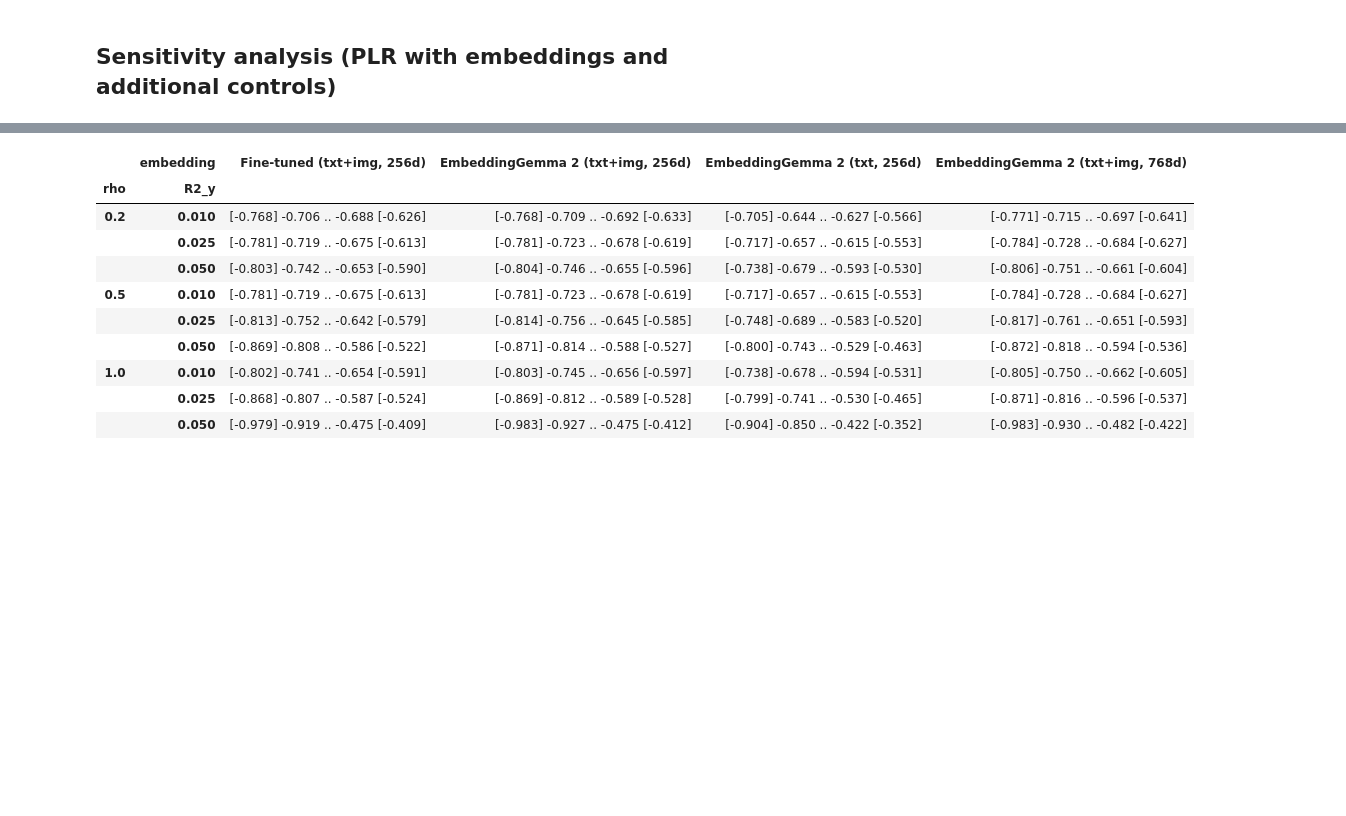
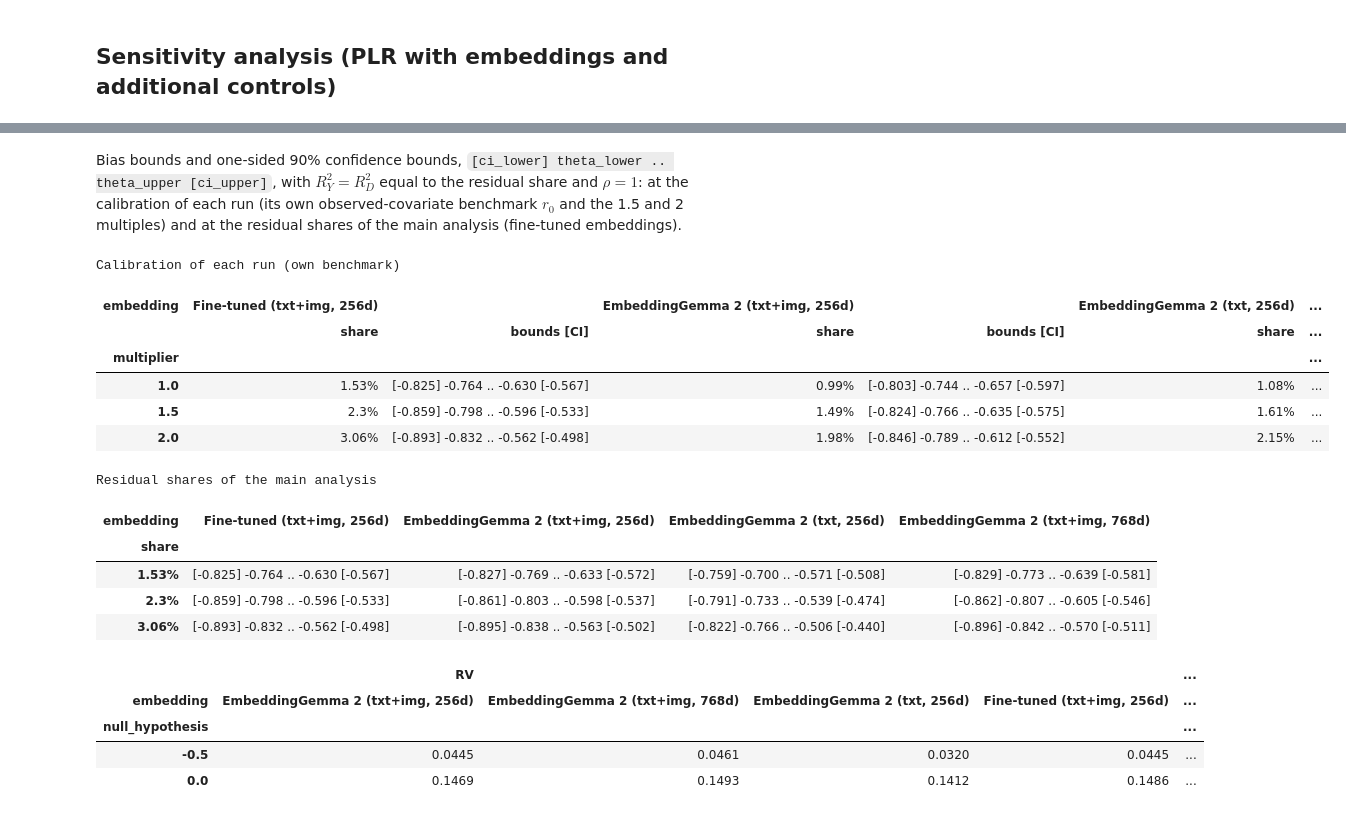
Before and after one commit to JanTeichertKluge/demand-analysis-repro, a Jupyter notebook: gemma/code/04_evaluation_comparison.ipynb, the cells around one changed output, grey strips where cells are left out. Drawn from its saved outputs; the diff is of its cells as text; code cells hidden in the pictures; blank space fills up the shorter version.

Commit message:
finalize gemma appendix

```diff
--- a/gemma/code/04_evaluation_comparison.ipynb
+++ b/gemma/code/04_evaluation_comparison.ipynb
@@ -386,18 +397,39 @@ df_sens.round(4)
-# %%
-df_sensitivity = load("sensitivity_analysis.csv")
-df_sensitivity["bounds [CI]"] = df_sensitivity.apply(
-    lambda r: f"[{r['ci_lower']:.3f}] {r['theta_lower']:.3f} .. {r['theta_upper']:.3f} [{r['ci_upper']:.3f}]", axis=1
-)
-df_sensitivity.pivot(index=["rho", "R2_y"], columns="embedding", values="bounds [CI]")[list(runs.values())]
-# %% [output]
-|  | embedding | Fine-tuned (txt+img, 256d) | EmbeddingGemma 2 (txt+img, 256d) | EmbeddingGemma 2 (txt, 256d) | EmbeddingGemma 2 (txt+img, 768d) |
-| rho | R2_y |  |  |  |  |
-| 0.2 | 0.010 | [-0.768] -0.706 .. -0.688 [-0.626] | [-0.768] -0.709 .. -0.692 [-0.633] | [-0.705] -0.644 .. -0.627 [-0.566] | [-0.771] -0.715 .. -0.697 [-0.641] |
-|  | 0.025 | [-0.781] -0.719 .. -0.675 [-0.613] | [-0.781] -0.723 .. -0.678 [-0.619] | [-0.717] -0.657 .. -0.615 [-0.553] | [-0.784] -0.728 .. -0.684 [-0.627] |
-|  | 0.050 | [-0.803] -0.742 .. -0.653 [-0.590] | [-0.804] -0.746 .. -0.655 [-0.596] | [-0.738] -0.679 .. -0.593 [-0.530] | [-0.806] -0.751 .. -0.661 [-0.604] |
-| 0.5 | 0.010 | [-0.781] -0.719 .. -0.675 [-0.613] | [-0.781] -0.723 .. -0.678 [-0.619] | [-0.717] -0.657 .. -0.615 [-0.553] | [-0.784] -0.728 .. -0.684 [-0.627] |
-|  | 0.025 | [-0.813] -0.752 .. -0.642 [-0.579] | [-0.814] -0.756 .. -0.645 [-0.585] | [-0.748] -0.689 .. -0.583 [-0.520] | [-0.817] -0.761 .. -0.651 [-0.593] |
-|  | 0.050 | [-0.869] -0.808 .. -0.586 [-0.522] | [-0.871] -0.814 .. -0.588 [-0.527] | [-0.800] -0.743 .. -0.529 [-0.463] | [-0.872] -0.818 .. -0.594 [-0.536] |
-| 1.0 | 0.010 | [-0.802] -0.741 .. -0.654 [-0.591] | [-0.803] -0.745 .. -0.656 [-0.597] | [-0.738] -0.678 .. -0.594 [-0.531] | [-0.805] -0.750 .. -0.662 [-0.605] |
-|  | 0.025 | [-0.868] -0.807 .. -0.587 [-0.524] | [-0.869] -0.812 .. -0.589 [-0.528] | [-0.799] -0.741 .. -0.530 [-0.465] | [-0.871] -0.816 .. -0.596 [-0.537] |
-|  | 0.050 | [-0.979] -0.919 .. -0.475 [-0.409] | [-0.983] -0.927 .. -0.475 [-0.412] | [-0.904] -0.850 .. -0.422 [-0.352] | [-0.983] -0.930 .. -0.482 [-0.422] |
+# %% [markdown]
+Bias bounds and one-sided 90% confidence bounds, `[ci_lower] theta_lower .. theta_upper [ci_upper]`, with $R^2_Y = R^2_D$ equal to the residual share and $\rho = 1$: at the calibration of each run (its own observed-covariate benchmark $r_0$ and the 1.5 and 2 multiples) and at the residual shares of the main analysis (fine-tuned embeddings).
+# %%
+def format_bounds(df):
+    df = df.copy()
+    df["share"] = (100 * df["share"]).round(2).astype(str) + "%"
+    df["bounds [CI]"] = df.apply(
+        lambda r: f"[{r['ci_lower']:.3f}] {r['theta_lower']:.3f} .. {r['theta_upper']:.3f} [{r['ci_upper']:.3f}]", axis=1
+    )
+    return df
+
+
+df_sens_own = format_bounds(load("sensitivity_calibrated.csv"))
+df_sens_main_shares = format_bounds(load("sensitivity_main_shares.csv"))
+print("Calibration of each run (own benchmark)")
+display(df_sens_own.pivot(index="multiplier", columns="embedding", values=["share", "bounds [CI]"]).swaplevel(axis=1)[list(runs.values())])
+print("Residual shares of the main analysis")
+display(df_sens_main_shares.pivot(index="share", columns="embedding", values="bounds [CI]")[list(runs.values())])
+df_rv = load("sensitivity_robustness_values.csv")
+df_rv.pivot(index="null_hypothesis", columns="embedding", values=["RV", "RVa"]).round(4)
+# %% [output]
+Calibration of each run (own benchmark)
+| embedding | Fine-tuned (txt+img, 256d) |  | EmbeddingGemma 2 (txt+img, 256d) |  | EmbeddingGemma 2 (txt, 256d) | ... |
+|  | share | bounds [CI] | share | bounds [CI] | share | ... |
+| multiplier |  |  |  |  |  | ... |
+| 1.0 | 1.53% | [-0.825] -0.764 .. -0.630 [-0.567] | 0.99% | [-0.803] -0.744 .. -0.657 [-0.597] | 1.08% | ... |
+| 1.5 | 2.3% | [-0.859] -0.798 .. -0.596 [-0.533] | 1.49% | [-0.824] -0.766 .. -0.635 [-0.575] | 1.61% | ... |
+| 2.0 | 3.06% | [-0.893] -0.832 .. -0.562 [-0.498] | 1.98% | [-0.846] -0.789 .. -0.612 [-0.552] | 2.15% | ... |
+Residual shares of the main analysis
+| embedding | Fine-tuned (txt+img, 256d) | EmbeddingGemma 2 (txt+img, 256d) | EmbeddingGemma 2 (txt, 256d) | EmbeddingGemma 2 (txt+img, 768d) |
+| share |  |  |  |  |
+| 1.53% | [-0.825] -0.764 .. -0.630 [-0.567] | [-0.827] -0.769 .. -0.633 [-0.572] | [-0.759] -0.700 .. -0.571 [-0.508] | [-0.829] -0.773 .. -0.639 [-0.581] |
+| 2.3% | [-0.859] -0.798 .. -0.596 [-0.533] | [-0.861] -0.803 .. -0.598 [-0.537] | [-0.791] -0.733 .. -0.539 [-0.474] | [-0.862] -0.807 .. -0.605 [-0.546] |
+| 3.06% | [-0.893] -0.832 .. -0.562 [-0.498] | [-0.895] -0.838 .. -0.563 [-0.502] | [-0.822] -0.766 .. -0.506 [-0.440] | [-0.896] -0.842 .. -0.570 [-0.511] |
+|  | RV |  |  |  | ... |
+| embedding | EmbeddingGemma 2 (txt+img, 256d) | EmbeddingGemma 2 (txt+img, 768d) | EmbeddingGemma 2 (txt, 256d) | Fine-tuned (txt+img, 256d) | ... |
+| null_hypothesis |  |  |  |  | ... |
+| -0.5 | 0.0445 | 0.0461 | 0.0320 | 0.0445 | ... |
+| 0.0 | 0.1469 | 0.1493 | 0.1412 | 0.1486 | ... |
```
Also changed, not shown: parts of 2 cells of this notebook, 4 other files.
